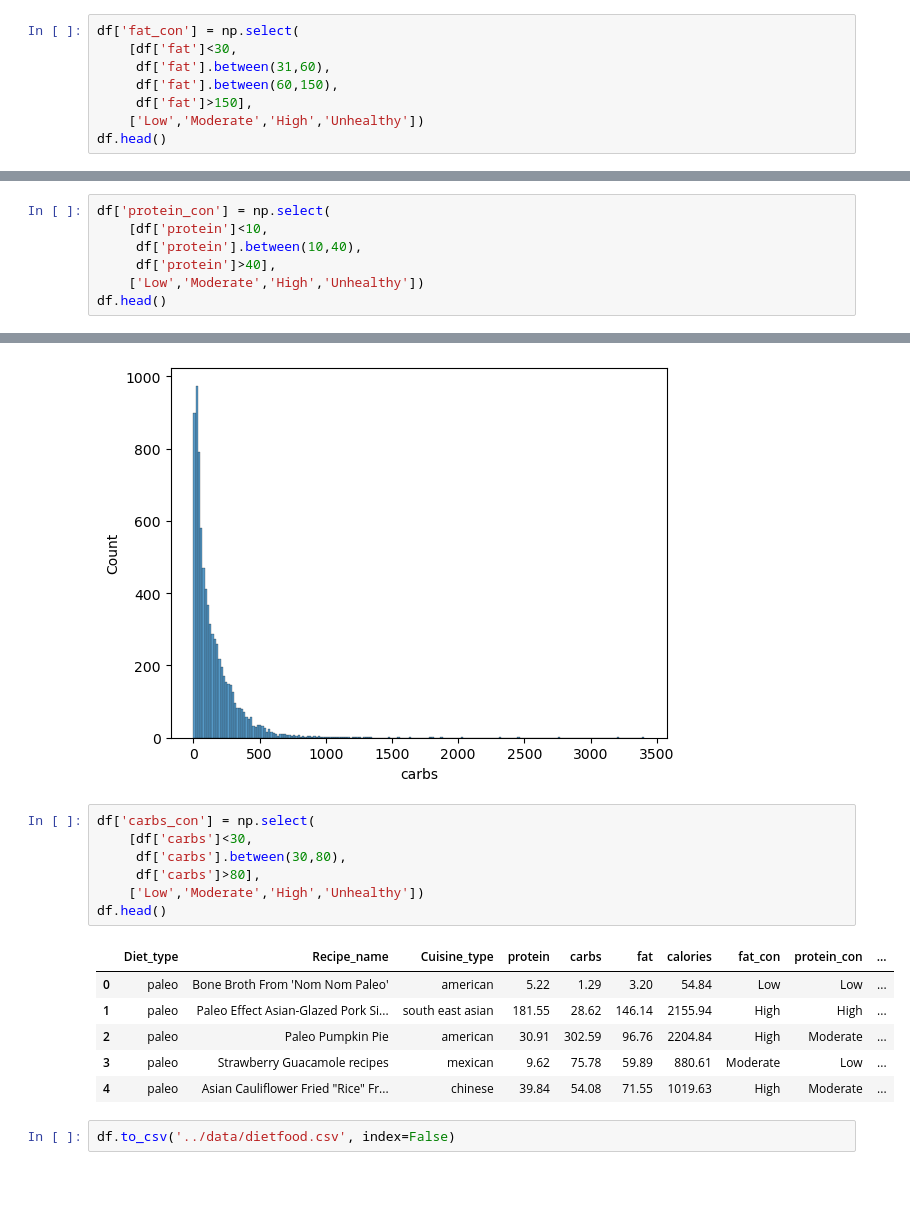
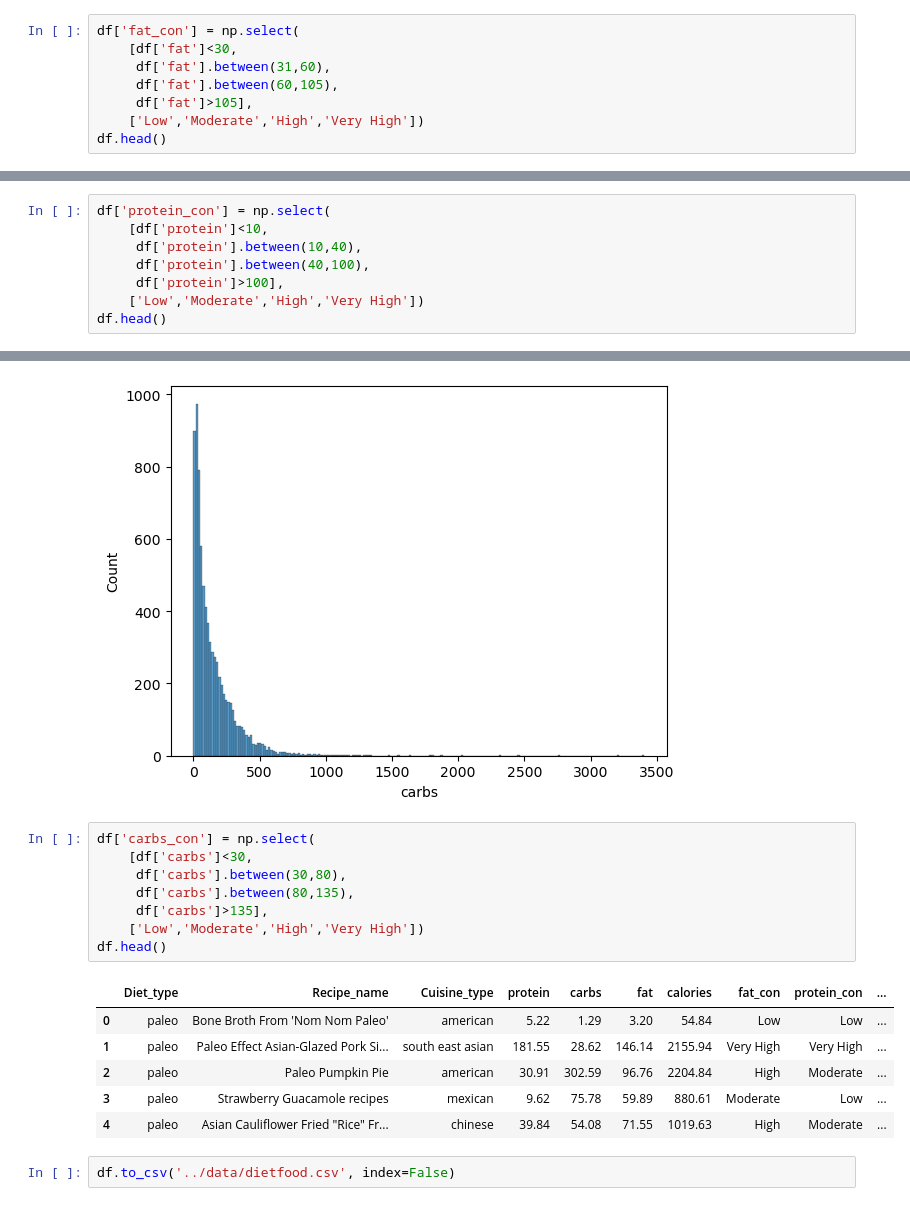
Before and after one commit to prem-0217/FoodRecommender, a Jupyter notebook: notebooks/Data Wrangling.ipynb, the cells around one changed output, grey strips where cells are left out. Drawn from its saved outputs; the diff is of its cells as text.

```diff
--- a/notebooks/Data Wrangling.ipynb
+++ b/notebooks/Data Wrangling.ipynb
@@ -176,8 +176,8 @@ plt.show()
 df['fat_con'] = np.select(
     [df['fat']<30,
      df['fat'].between(31,60),
-     df['fat'].between(60,150),
-     df['fat']>150],
-    ['Low','Moderate','High','Unhealthy'])
+     df['fat'].between(60,105),
+     df['fat']>105],
+    ['Low','Moderate','High','Very High'])
 df.head()
 # %% [output]
@@ -196,7 +196,8 @@ plt.show()
 df['protein_con'] = np.select(
     [df['protein']<10,
      df['protein'].between(10,40),
-     df['protein']>40],
-    ['Low','Moderate','High','Unhealthy'])
+     df['protein'].between(40,100),
+     df['protein']>100],
+    ['Low','Moderate','High','Very High'])
 df.head()
 # %% [output]
@@ -214,14 +215,15 @@ plt.show()
 # %%
 df['carbs_con'] = np.select(
     [df['carbs']<30,
      df['carbs'].between(30,80),
-     df['carbs']>80],
-    ['Low','Moderate','High','Unhealthy'])
+     df['carbs'].between(80,135),
+     df['carbs']>135],
+    ['Low','Moderate','High','Very High'])
 df.head()
 # %% [output]
 |  | Diet_type | Recipe_name | Cuisine_type | protein | carbs | fat | calories | fat_con | protein_con | ... |
 | 0 | paleo | Bone Broth From 'Nom Nom Paleo' | american | 5.22 | 1.29 | 3.20 | 54.84 | Low | Low | ... |
-| 1 | paleo | Paleo Effect Asian-Glazed Pork Si... | south east asian | 181.55 | 28.62 | 146.14 | 2155.94 | High | High | ... |
+| 1 | paleo | Paleo Effect Asian-Glazed Pork Si... | south east asian | 181.55 | 28.62 | 146.14 | 2155.94 | Very High | Very High | ... |
 | 2 | paleo | Paleo Pumpkin Pie | american | 30.91 | 302.59 | 96.76 | 2204.84 | High | Moderate | ... |
 | 3 | paleo | Strawberry Guacamole recipes | mexican | 9.62 | 75.78 | 59.89 | 880.61 | Moderate | Low | ... |
 | 4 | paleo | Asian Cauliflower Fried "Rice" Fr... | chinese | 39.84 | 54.08 | 71.55 | 1019.63 | High | Moderate | ... |
```
Also changed, not shown: parts of 2 cells of this notebook.
